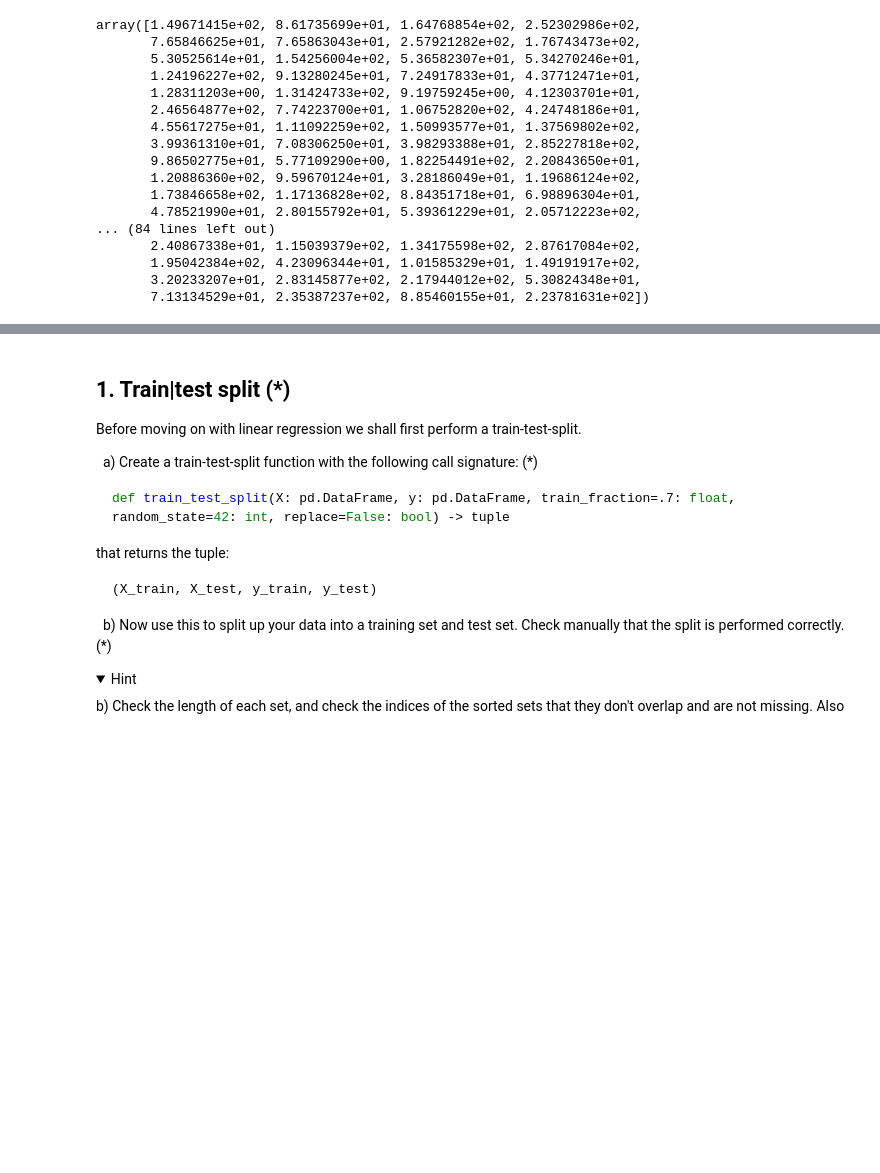
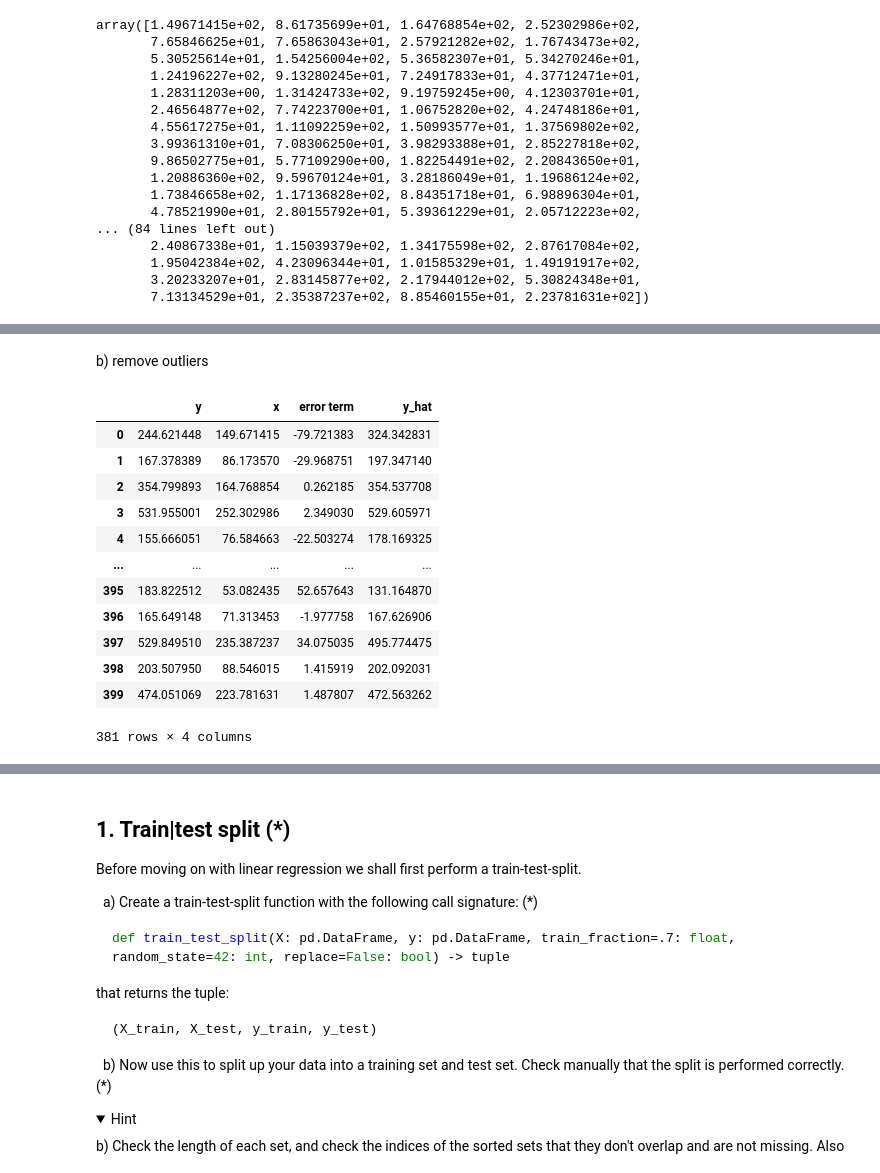
Before and after one commit to yuna-liu/Maskininlarning-Yuna-Liu, a Jupyter notebook: Exercises/E00_linear_regression.ipynb, the cells around one changed output, grey strips where cells are left out. Saved outputs shown, nothing was run; the diff lists cells and outputs as text; code cells hidden in the pictures; folded sections open; blank space fills up the shorter version.

```diff
--- a/Exercises/E00_linear_regression.ipynb
+++ b/Exercises/E00_linear_regression.ipynb
@@ -180,0 +177,21 @@ ax.set(xlabel='called minutes per month', ylabel='sek per month', title='phone s
+# %% [markdown]
+b) remove outliers
+# %%
+phone_df_remove_outliers = phone_df[phone_df['y']>=0]
+phone_df_remove_outliers = phone_df_remove_outliers[phone_df_remove_outliers['x']<=300]
+phone_df_remove_outliers['y_hat']= y_predicted(phone_df_remove_outliers['x'])
+phone_df_remove_outliers
+# %% [output]
+|  | y | x | error term | y_hat |
+| 0 | 244.621448 | 149.671415 | -79.721383 | 324.342831 |
+| 1 | 167.378389 | 86.173570 | -29.968751 | 197.347140 |
+| 2 | 354.799893 | 164.768854 | 0.262185 | 354.537708 |
+| 3 | 531.955001 | 252.302986 | 2.349030 | 529.605971 |
+| 4 | 155.666051 | 76.584663 | -22.503274 | 178.169325 |
+| ... | ... | ... | ... | ... |
+| 395 | 183.822512 | 53.082435 | 52.657643 | 131.164870 |
+| 396 | 165.649148 | 71.313453 | -1.977758 | 167.626906 |
+| 397 | 529.849510 | 235.387237 | 34.075035 | 495.774475 |
+| 398 | 203.507950 | 88.546015 | 1.415919 | 202.092031 |
+| 399 | 474.051069 | 223.781631 | 1.487807 | 472.563262 |
+381 rows × 4 columns
```
Also changed, not shown: parts of 15 cells of this notebook.
